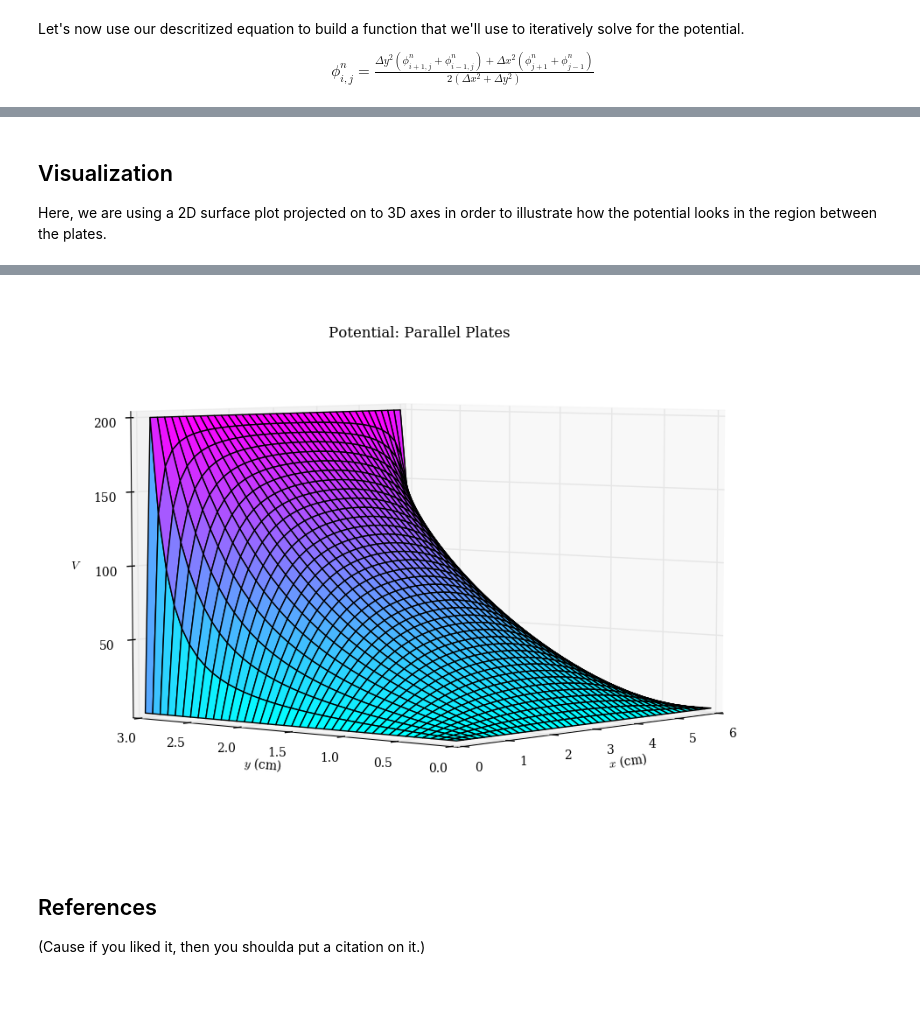
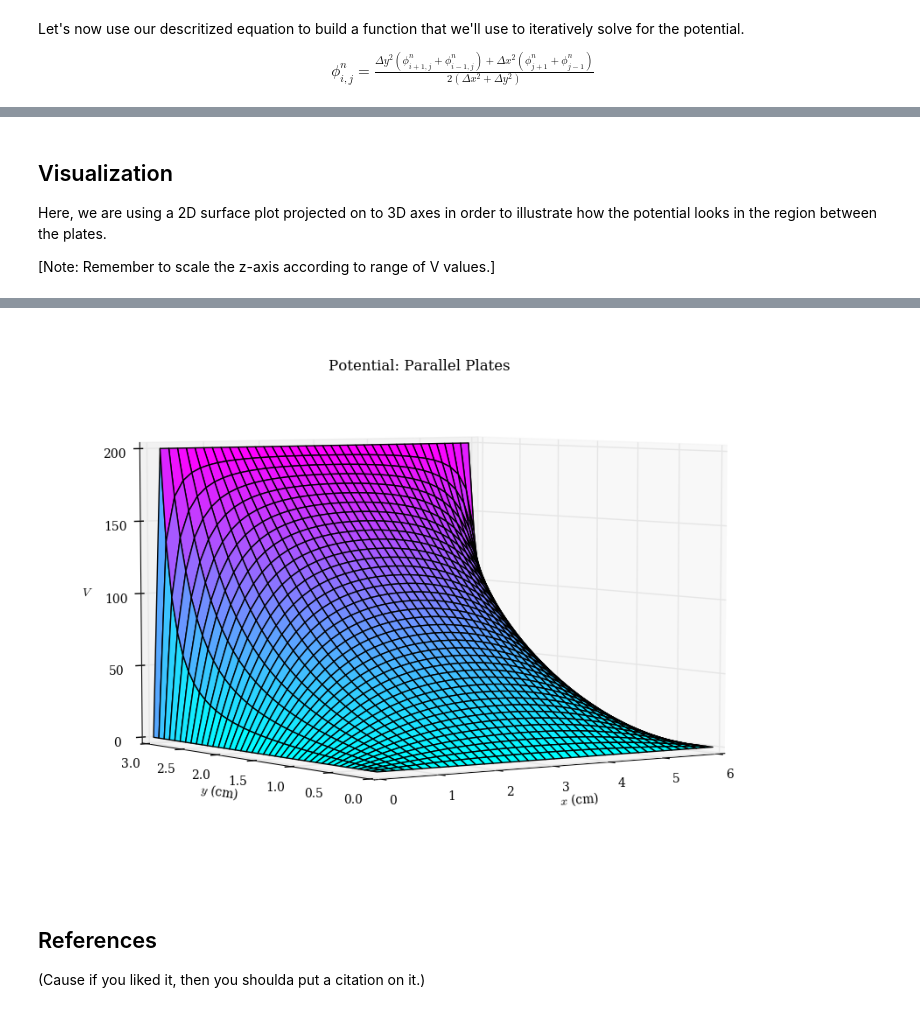
Before and after one commit to space-isa/LaplaceSolver, a Jupyter notebook: LaplaceSolver_2D.ipynb, the cells around one changed output, grey strips where cells are left out. Saved outputs shown, nothing was run; the diff lists cells and outputs as text; code cells hidden in the pictures.

```diff
--- a/LaplaceSolver_2D.ipynb
+++ b/LaplaceSolver_2D.ipynb
@@ -44,7 +46,7 @@ Python functions are a generalized set of instructions that we later feed inform
 # %%
 start_time = time.clock() #keeping track of computational time
 
-def laplace2d(V, Vmax, Vmin, dx, dy, tol):
+def laplace2d(V, VT, VB, VL, VR, dx, dy, tol):
     """This is where the magic happens."""
 
     l1norm = 1
@@ -58,10 +60,10 @@ def laplace2d(V, Vmax, Vmin, dx, dy, tol):
                           + dx**2 * (Vn[2:, 1:-1] + Vn[0:-2, 1:-1])) /(2 * (dx**2 + dy**2)))
 
         ## Boundary conditions
-        V[-1, :] = Vmax # ymax
-        V[0, :] = Vmin # ymin
-        V[:, -1] = Vmin # xmax
-        V[:, 0] = Vmin # xmin
+        VT = V[-1, :]  # ymax
+        VB = V[0, :]   # ymin
+        VR = V[:, -1]  # xmax
+        VL = V[:, 0]   # xmin
 
         l1norm = (np.sum(np.abs(V[:]) - np.abs(Vn[:])) / np.sum(np.abs(Vn[:])))
 
@@ -87,21 +90,24 @@ N = nx = ny = 40 #number of cells (equal in this case)
 dx = L / (nx - 1) #cell size x
 dy = d / (ny - 1) #cell size y
 
-Vin = 200
-Vmin = 0
-Vmax = np.full((1, N), Vin, dtype=int)
+Vin = 200 #input any number
+Vzero = 0
+Vneg = -Vin #or input any number
+
+Vmin = np.full((1, N), Vneg, dtype=int) #ensures constant V at the boundary
+Vmax = np.full((1, N), Vin, dtype=int) #ensures constant V at the boundary
 
 ## Initial conditions (assuming zero everywhere)
-V = np.zeros((nx, ny))  # creates a 2D vector of zeros
+## and boundary conditions
+V = np.zeros((nx, ny))  # creates a 2D array of zeros, to which BCs are added
 
-## Boundary conditions
-V[-1, :] = Vmax # ymax
-V[0, :] = Vmin # ymin
-V[:, -1] = Vmin # xmax
-V[:, 0] = Vmin # xmin
+V[-1, :] = VT = Vmax # ymax
+V[0, :] = VB = Vzero # ymin
+V[:, -1] = VR = Vzero # xmax
+V[:, 0] = VL = Vzero # xmin
 
 ## Calling our function
-V = laplace2d(V, Vmax, Vmin, dx, dy, tol)
+V = laplace2d(V, VT, VB, VL, VR, dx, dy, tol)
 
 #plotting aids
 x = np.linspace(0, L, nx)
@@ -114,6 +120,8 @@ Time elapsed: 0.08443799999997736 seconds
 ## Visualization
 
 Here, we are using a 2D surface plot projected on to 3D axes in order to illustrate how the potential looks in the region between the plates.
+
+[Note: Remember to scale the z-axis according to range of V values.]
 # %%
 start_time = time.clock()
 
@@ -121,20 +129,22 @@ start_time = time.clock()
 plt.rc('font', family='serif')
 
 def plot(x, y, V):
-    fig = pyplot.figure(figsize=(11, 8), dpi=50)
+    fig = pyplot.figure(figsize=(11, 8), dpi=50) #dpi options: 50, 100
     ax = fig.gca(projection='3d')
-    X, Y = np.meshgrid(x, y)
+    X, Y = np.meshgrid(x, y) #necessary step for surface plots
     surf = ax.plot_surface(X, Y, V, rstride=1, cstride=1, cmap=cm.cool, linewidth=1, antialiased=True)
     ax.set_xlim(0, L)
     ax.set_ylim(0, d)
-    ax.set_zlim(1,Vin)
-    ax.view_init(5, 220)
+    ax.set_zlim(0,Vin) #change depending on values for Vneg and Vin
+    ax.view_init(5, 235) #rotates the angles in the x and y planes
     ax.set_title('Potential: Parallel Plates')
     ax.set_xlabel('$x$ (cm)')
     ax.set_ylabel('$y$ (cm)')
     ax.set_zlabel('$V$')
+    plt.savefig('parallelplates.png', dpi=100, format='png')
 
 plot(x, y, V)
 
+
 print("Time elapsed: %s seconds" % (time.clock() - start_time))
 # %% [output]
@@ -142,4 +152,4 @@ Time elapsed: 0.1193190000000186 seconds
-[figure, old version]
+[figure, new version]
 # %% [markdown]
 ## References
 
```
Also changed, not shown: parts of 7 cells of this notebook.
